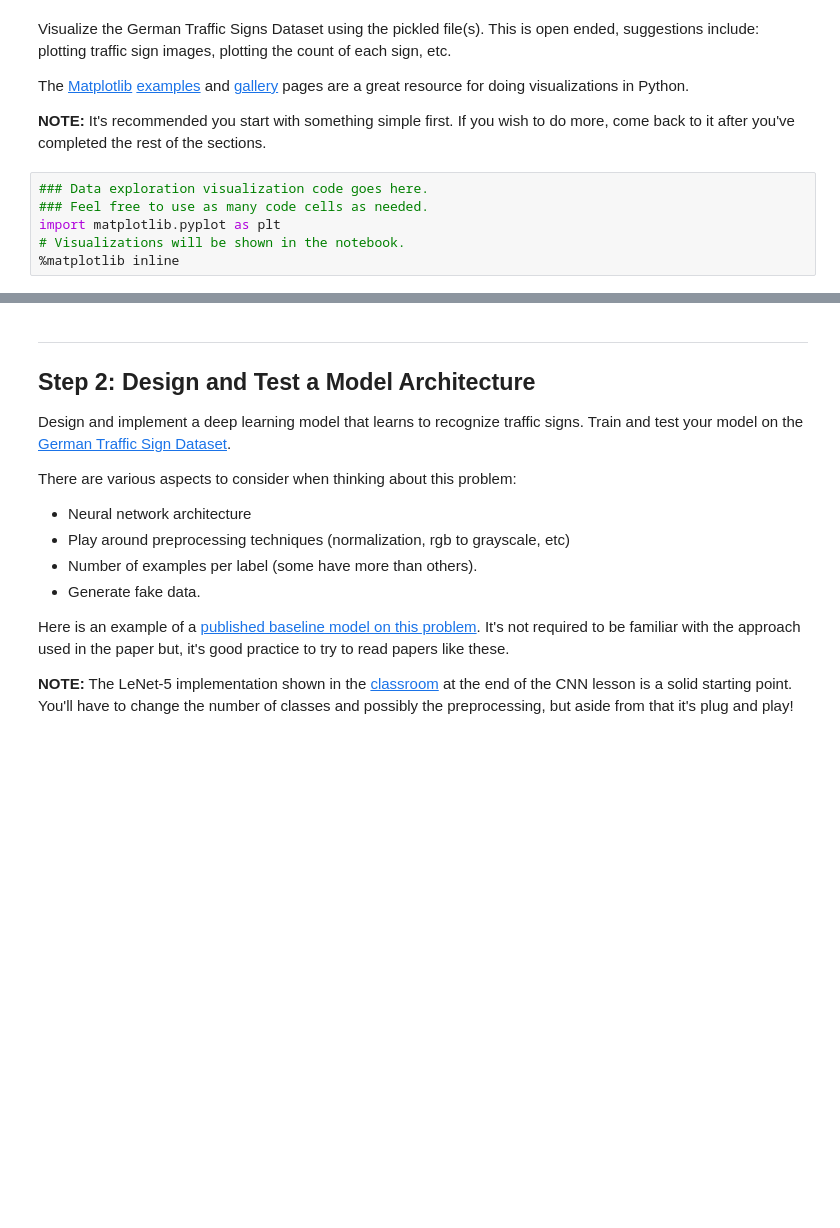
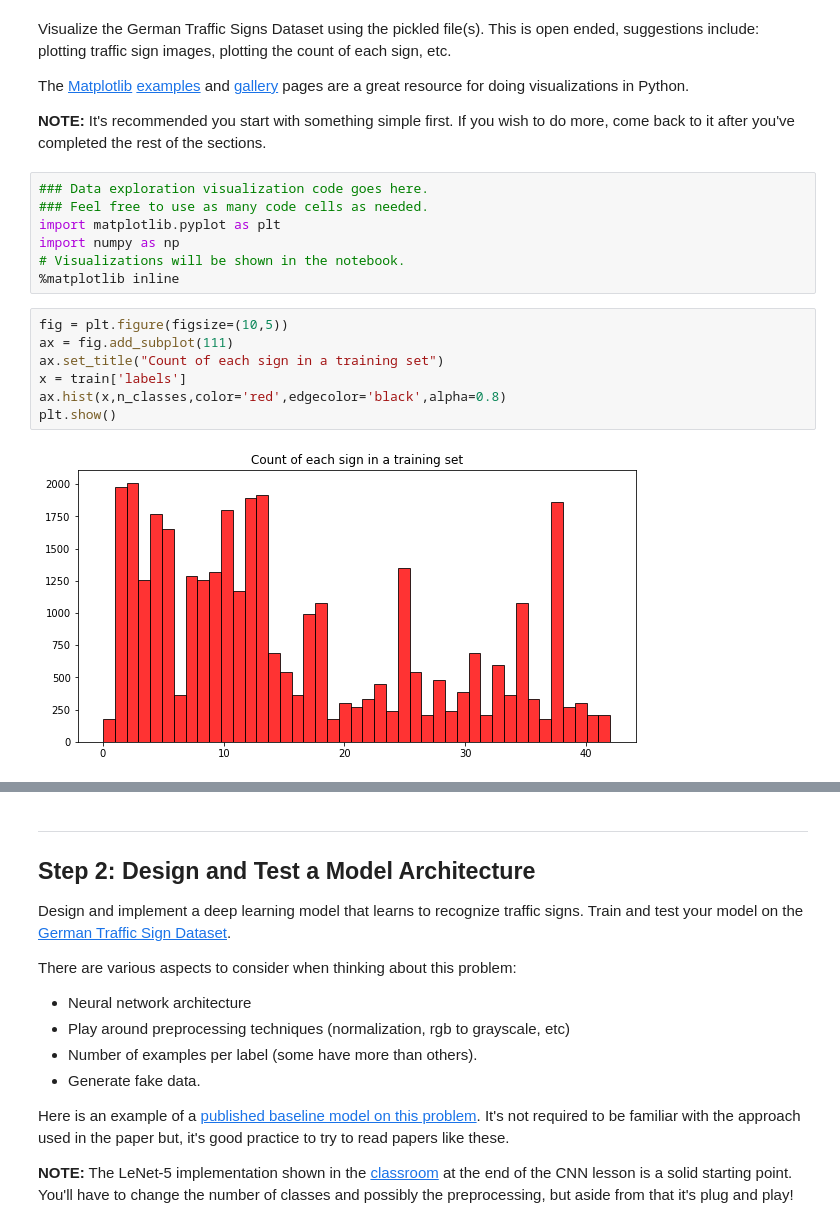
Before and after one commit to pandaive/CarND-Traffic-Sign-Classifier-Project, a Jupyter notebook: Traffic_Sign_Classifier.ipynb, the cells around one changed output, grey strips where cells are left out. Saved outputs shown, nothing was run; the diff lists cells and outputs as text; blank space fills up the shorter version.

```diff
--- a/Traffic_Sign_Classifier.ipynb
+++ b/Traffic_Sign_Classifier.ipynb
@@ -92,5 +95,15 @@ The [Matplotlib](http://matplotlib.org/) [examples](http://matplotlib.org/exampl
 ### Data exploration visualization code goes here.
 ### Feel free to use as many code cells as needed.
 import matplotlib.pyplot as plt
+import numpy as np
 # Visualizations will be shown in the notebook.
 %matplotlib inline
+# %%
+fig = plt.figure(figsize=(10,5))
+ax = fig.add_subplot(111)
+ax.set_title("Count of each sign in a training set")
+x = train['labels']
+ax.hist(x,n_classes,color='red',edgecolor='black',alpha=0.8)
+plt.show()
+# %% [output]
+[figure, added]
```
Also changed, not shown: parts of 35 cells of this notebook, 10 other files.
